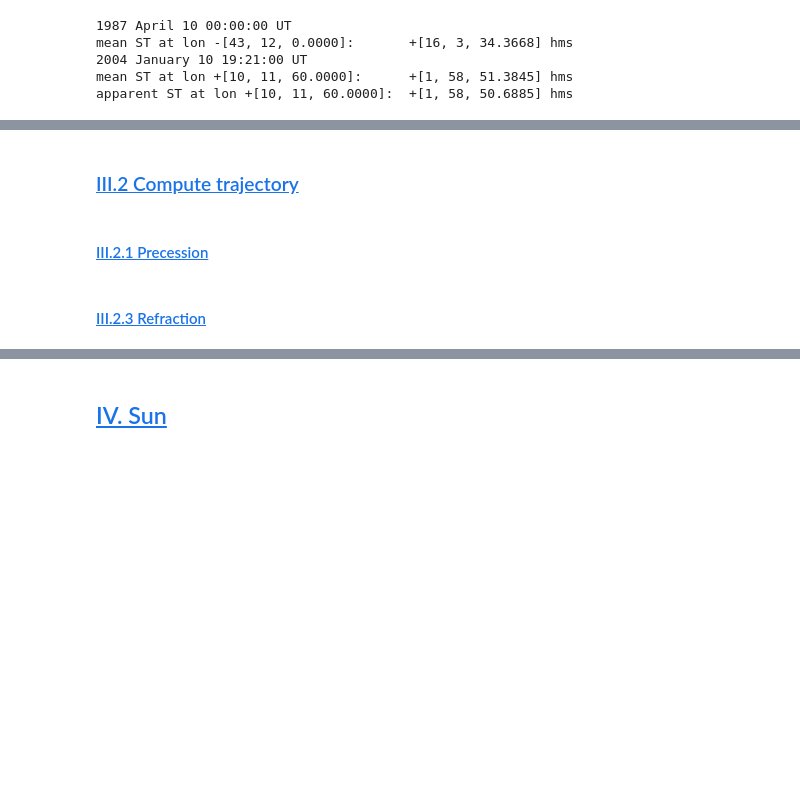
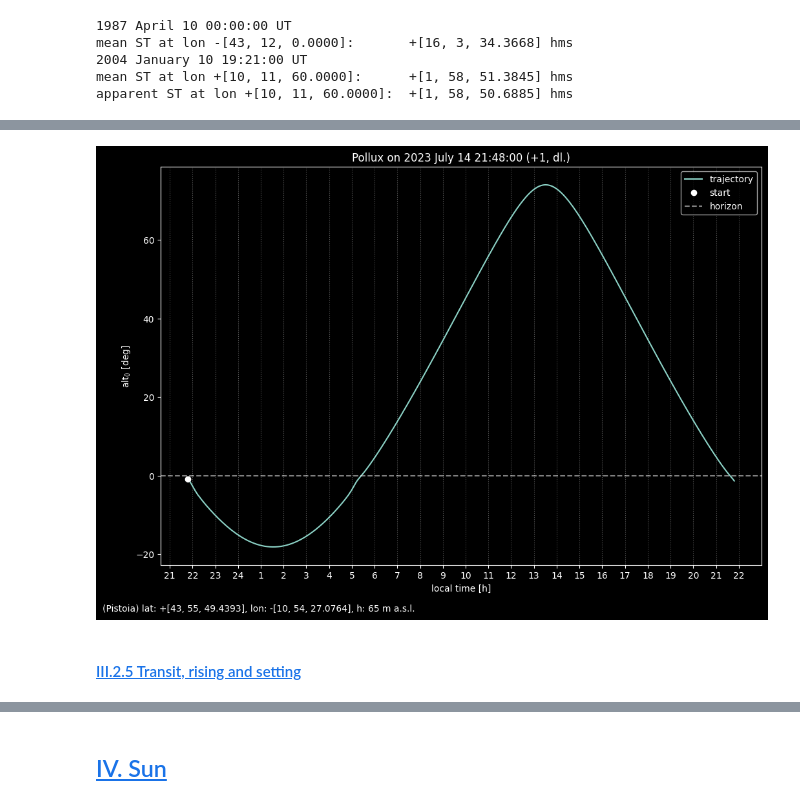
Before and after one commit to 00-berni/proj_0, a Jupyter notebook: notebook/notebook.ipynb, the cells around one changed output, grey strips where cells are left out. Drawn from its saved outputs; the diff is of its cells as text; code cells hidden in the pictures; blank space fills up the shorter version.

```diff
--- a/notebook/notebook.ipynb
+++ b/notebook/notebook.ipynb
@@ -2082,0 +2807,69 @@ def altaz_to_equat(loc_coor: AltAz, LST: HAngles, lat: Angles) -> Equatorial:
+# %%
+## Some applications
+
+# length of the resulting arrays
+numpoint = 1000
+
+# setting the output of time in the plot
+# I want the time measured in the
+# observatory location
+out = 'local time'
+
+# observatory location
+lat = 43.93039980730644
+lon = -10.907521220934262
+h = 65
+obsname = 'Pistoia'
+obs = GeoPos(lon,lat,h,name=obsname)
+
+# getting target data
+name, ra, dec, prmt = import_data('targets.csv',sel=4)
+obj = StarObj(name,[ra,dec],prmt=prmt)
+obj.obj_info()
+print()
+
+# setting time zone, daylight saving and date
+timezone, dl_save = 1, True
+date = Date([2023,7,14],[21,48,0],timezone=timezone,dl_save=dl_save)
+# printing informations
+print('Observation on ' + date.ut_to_local(timezone,dl_save,'str') + ' ==> ' + date.print_date())
+print('From an observer in '+ obs.place_info())
+
+# computing the apparent altitude
+alt, dayrange = trajectory(date,obs,obj,numpoint)
+
+## PLOT ##
+hour = date.time.hour()
+N = 25 if hour <= (int(hour)+0.5) else 26
+ticks = Date(date.date, (np.arange(0,N,1)+int(date.time.hour()))*3600,calendar=date.calendar)
+if out[:5] == 'local':
+    hzone = timezone
+    if dl_save: hzone += 1
+elif out == 'UT':
+    hzon = 0
+
+plt.figure(figsize=[12,8])
+ax = plt.axes()
+ax.set_facecolor('black')
+titledate = date.print_date() if out == 'UT' else date.ut_to_local(timezone,dl_save,'str')
+plt.title(obj.name + ' on ' + titledate)
+
+plt.plot(dayrange,alt.deg,label='trajectory')
+plt.plot(dayrange[0],alt.deg[0],'ow',label='start')
+
+labelticks = ticks.time.hour() + hzone
+labelticks = np.where(labelticks >= 24, labelticks-24, labelticks)
+plt.axhline(0,xmin=0,xmax=1,linestyle='dashed',alpha=0.5,color='white',label='horizon')
+plt.xticks(ticks.jd,np.round(labelticks,0).astype(int))
+plt.xlabel(out + ' [h]')
+plt.ylabel('alt$_0$ [deg]')
+plt.grid(axis='x',linestyle='dotted',color='gray',alpha=0.7)
+plt.legend(numpoints=1)
+location_string = ''
+if obs.name != '': location_string += '(' + obs.name + ') '
+location_string += f"lat: {obs.lat.print_angle('deg')}, lon: {obs.lon.print_angle('deg')}, h: {obs.h} m a.s.l."
+plt.text(0.05, 0.02, location_string, fontsize=10, transform=plt.gcf().transFigure)
+
+
+plt.show()
+# %% [output]
@@ -2083,4 +2890,3 @@ def altaz_to_equat(loc_coor: AltAz, LST: HAngles, lat: Angles) -> Equatorial:
+[figure, added]
 # %% [markdown]
-### <a id='toc1_3_2_'></a>[III.2 Compute trajectory](#toc0_)
+#### <a id='toc1_3_2_5_'></a>[III.2.5 Transit, rising and setting](#toc0_)
-# %% [markdown]
-#### <a id='toc1_3_2_1_'></a>[III.2.1 Precession](#toc0_)
@@ -2215,2 +2892,0 @@ class StarObj():
-# %% [markdown]
-#### <a id='toc1_3_2_3_'></a>[III.2.3 Refraction](#toc0_)
```
Also changed, not shown: parts of 29 cells of this notebook.
